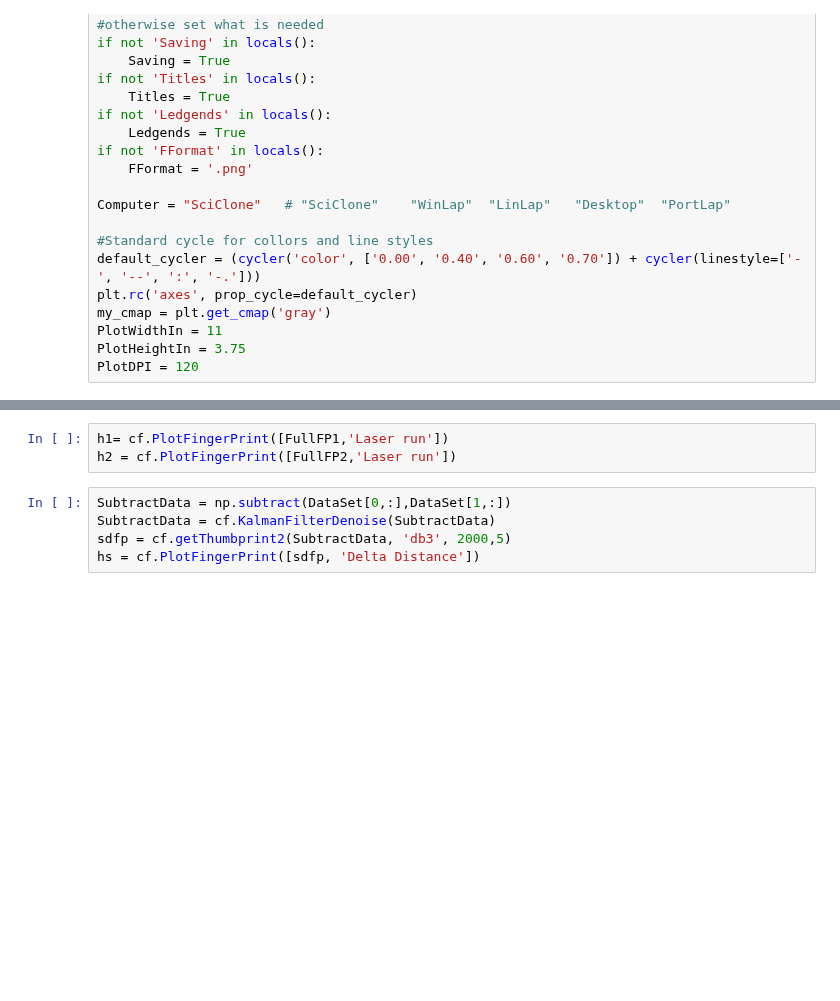
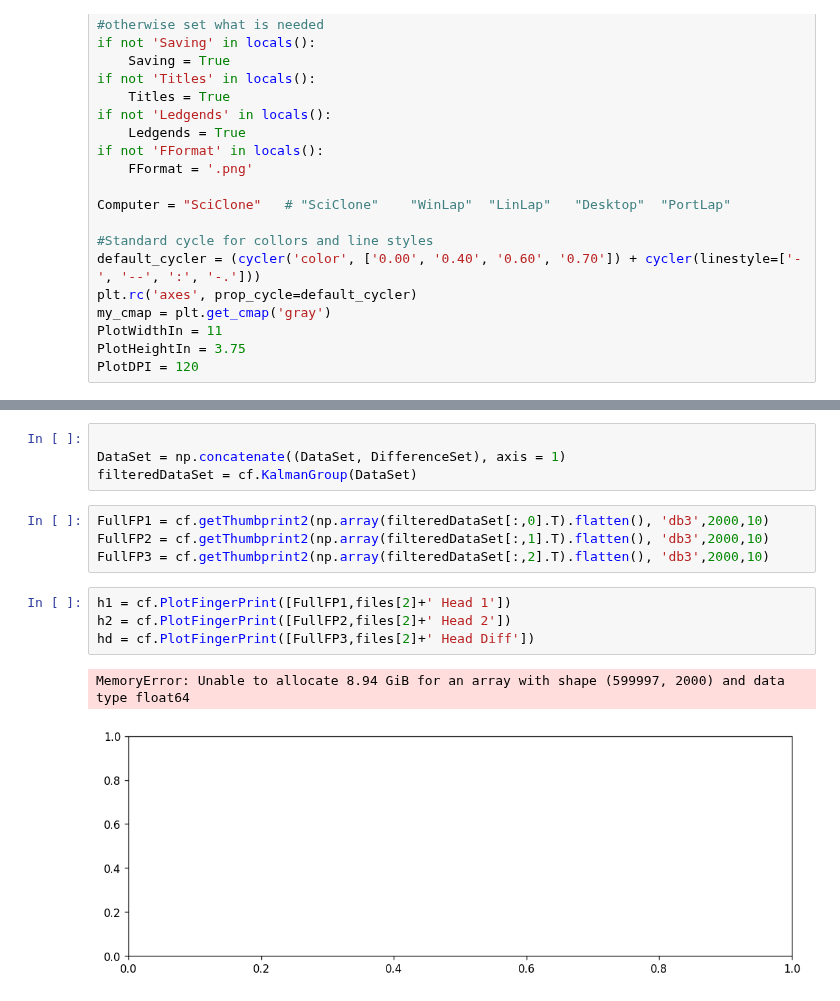
Before and after one commit to danchendrickson/RMG_NDE_Disssertation, a Jupyter notebook: 10 Laser Tests.ipynb, the cells around one changed output, grey strips where cells are left out. Saved outputs shown, nothing was run; the diff lists cells and outputs as text; blank space fills up the shorter version.

```diff
--- a/10 Laser Tests.ipynb
+++ b/10 Laser Tests.ipynb
@@ -105,8 +127,15 @@ FullFP2 = cf.getThumbprint2(filteredDataSet[:,2], 'db3',2000,5)
+# %%
+
+DataSet = np.concatenate((DataSet, DifferenceSet), axis = 1)
+filteredDataSet = cf.KalmanGroup(DataSet)
+# %%
+FullFP1 = cf.getThumbprint2(np.array(filteredDataSet[:,0].T).flatten(), 'db3',2000,10)
+FullFP2 = cf.getThumbprint2(np.array(filteredDataSet[:,1].T).flatten(), 'db3',2000,10)
+FullFP3 = cf.getThumbprint2(np.array(filteredDataSet[:,2].T).flatten(), 'db3',2000,10)
 # %%
-h1= cf.PlotFingerPrint([FullFP1,'Laser run'])
-h2 = cf.PlotFingerPrint([FullFP2,'Laser run'])
+h1 = cf.PlotFingerPrint([FullFP1,files[2]+' Head 1'])
+h2 = cf.PlotFingerPrint([FullFP2,files[2]+' Head 2'])
+hd = cf.PlotFingerPrint([FullFP3,files[2]+' Head Diff'])
+# %% [output]
+MemoryError: Unable to allocate 8.94 GiB for an array with shape (599997, 2000) and data type float64
+[figure, added]
-# %%
-SubtractData = np.subtract(DataSet[0,:],DataSet[1,:])
-SubtractData = cf.KalmanFilterDenoise(SubtractData)
-sdfp = cf.getThumbprint2(SubtractData, 'db3', 2000,5)
-hs = cf.PlotFingerPrint([sdfp, 'Delta Distance'])
```
Also changed, not shown: parts of 13 cells of this notebook.
